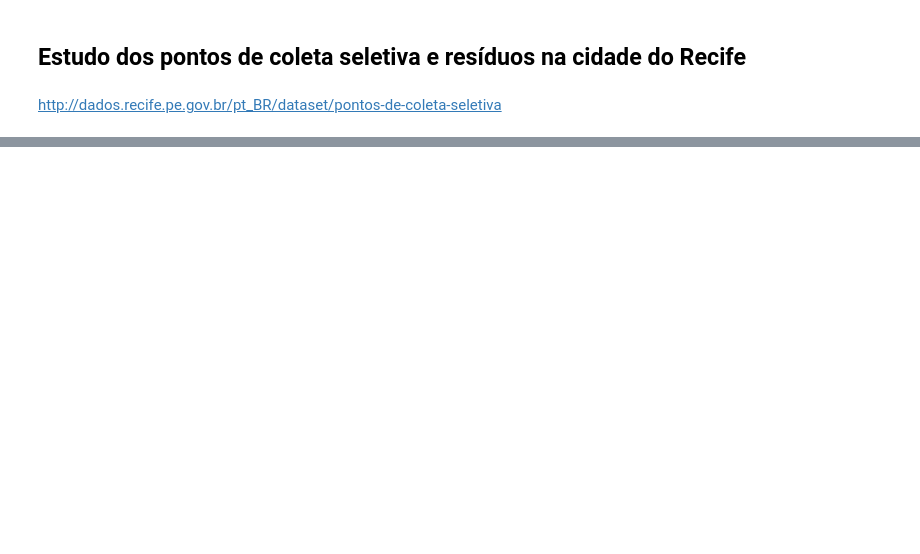
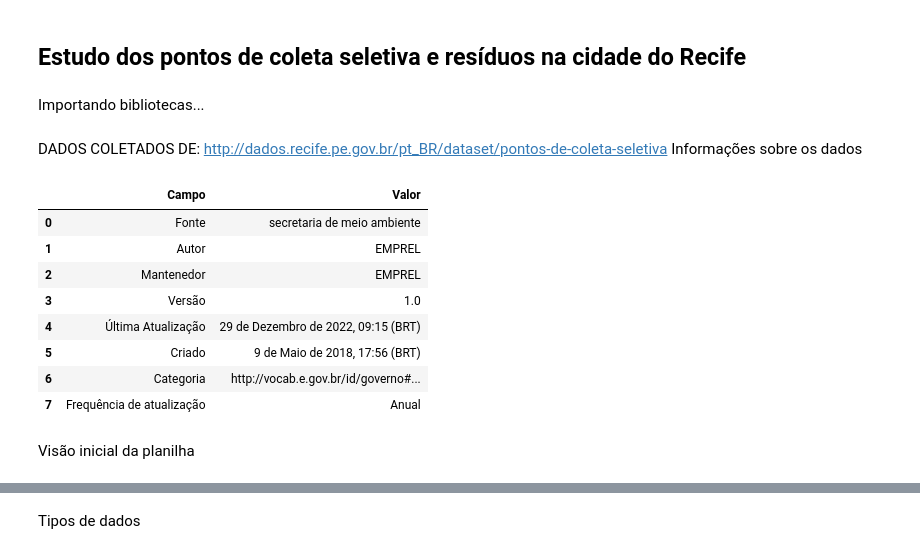
Before and after one commit to RafaelMoraesCruz/pontos_coleta_recife, a Jupyter notebook: estudo.ipynb, the cells around one changed output, grey strips where cells are left out. Cells and saved outputs as stored; diff of their text form; code cells hidden in the pictures; blank space fills up the shorter version.

Commit message:
infos: tabela da prefeitura com algumas infos e tipos de dados

```diff
--- a/estudo.ipynb
+++ b/estudo.ipynb
@@ -1,4 +1,6 @@
 # %% [markdown]
 ## Estudo dos pontos de coleta seletiva e resíduos na cidade do Recife
+# %% [markdown]
+Importando bibliotecas...
 # %%
 import pandas as pd
@@ -6,5 +9,21 @@ import plotly.express as px
 # %% [markdown]
-http://dados.recife.pe.gov.br/pt_BR/dataset/pontos-de-coleta-seletiva
+DADOS COLETADOS DE: http://dados.recife.pe.gov.br/pt_BR/dataset/pontos-de-coleta-seletiva
+Informações sobre os dados
+# %%
+resumo = pd.read_html('http://dados.recife.pe.gov.br/pt_BR/dataset/pontos-de-coleta-seletiva')
+resumo[0]
+# %% [output]
+|  | Campo | Valor |
+| 0 | Fonte | secretaria de meio ambiente |
+| 1 | Autor | EMPREL |
+| 2 | Mantenedor | EMPREL |
+| 3 | Versão | 1.0 |
+| 4 | Última Atualização | 29 de Dezembro de 2022, 09:15 (BRT) |
+| 5 | Criado | 9 de Maio de 2018, 17:56 (BRT) |
+| 6 | Categoria | http://vocab.e.gov.br/id/governo#... |
+| 7 | Frequência de atualização | Anual |
+# %% [markdown]
+Visão inicial da planilha
 # %%
 df = pd.read_csv("http://dados.recife.pe.gov.br/dataset/10a009f2-f9bb-457b-8f78-d8f0dc3ced37/resource/ef521704-6960-4ef1-8f98-a60db4a0d79b/download/pontos_coleta.csv",sep=';')
 df
@@ -22,3 +41,5 @@ df
 | 186 | Pneu | São José | Rua Lourenço de Sá, 165 | Pneu Verde | NaN | -8.074329 | -34.898021 |
 | 187 | Lampada | Imbiribeira | Rua Francisco Correa de Moraes, 100 | Carrefour RBV Boa Viagem | NaN | -8.124149 | -34.913300 |
 188 rows × 7 columns
+# %% [markdown]
+Tipos de dados
```
Also changed, not shown: parts of 3 cells of this notebook.
